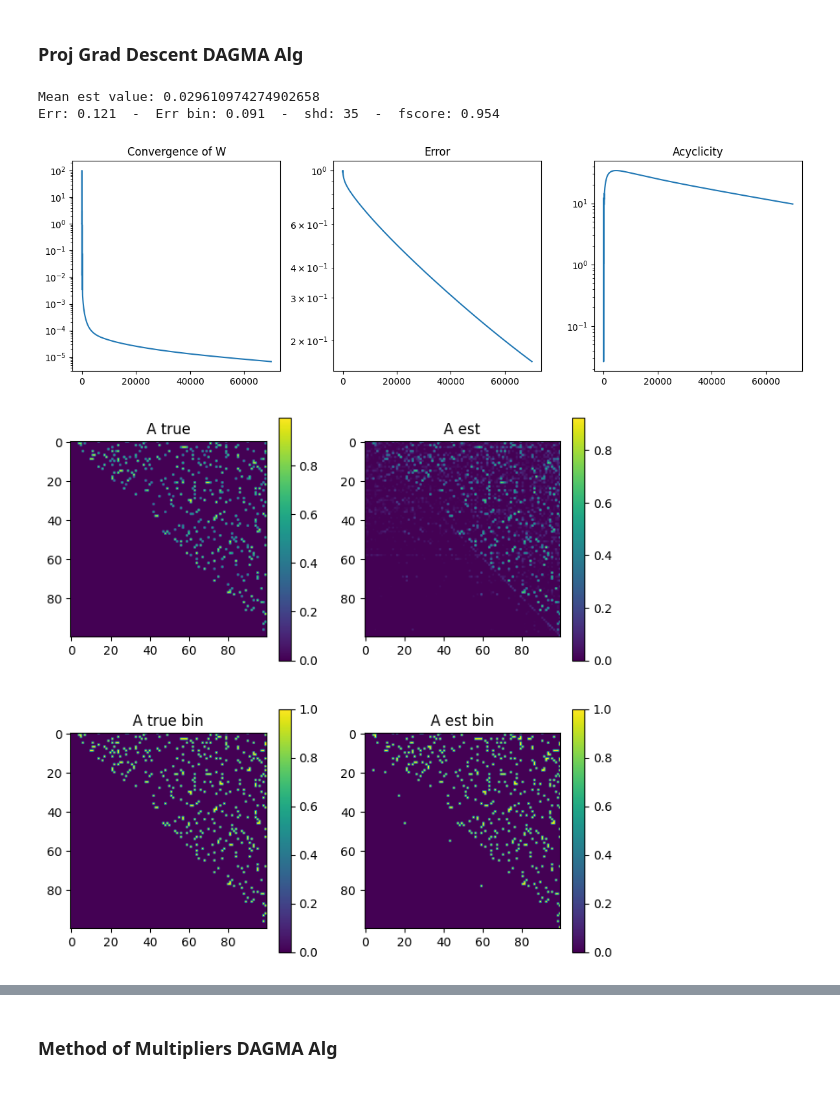
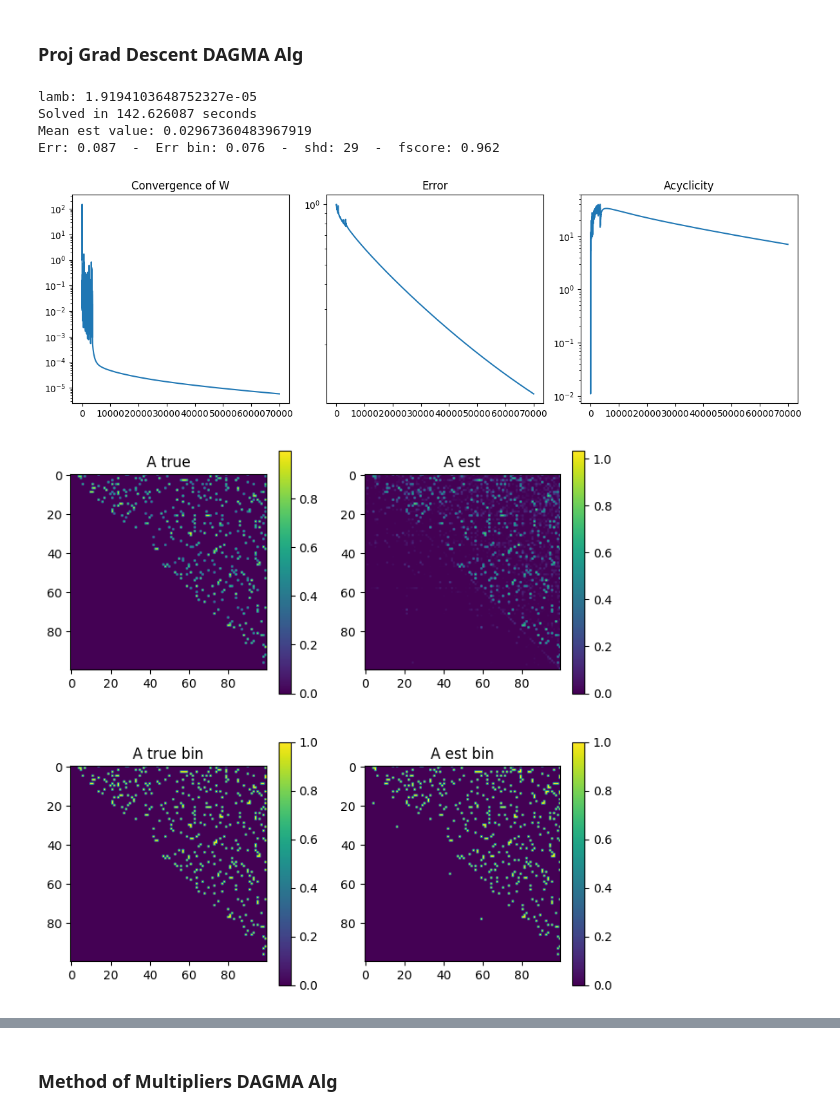
Before and after one commit to reysam93/cvx_dag_learning, a Jupyter notebook: preliminary_exp.ipynb, the cells around one changed output, grey strips where cells are left out. Saved outputs shown, nothing was run; the diff lists cells and outputs as text; code cells hidden in the pictures.

```diff
--- a/preliminary_exp.ipynb
+++ b/preliminary_exp.ipynb
@@ -152,37 +152,37 @@ Fidelity error: 99.89188115490819
 # %%
 ## Second set of hyperparams N = 50
 lamb = get_lamb_value(N, M, 5e-2)
 # if edges == 2*N:
 #     args = {'stepsize': 5e-2, 'alpha': .5, 's': 1, 'lamb': np.sqrt(np.log(N)/M)*2e-2, 'max_iters': 50000,
 #             'tol': 1e-6,}
 # else:
 #     lamb = get_lamb_value(N, M, 2e-4)
 #     args = {'stepsize': 1e-3, 'alpha': .5, 's': 1, 'lamb': np.sqrt(np.log(N)/M)*2e-2, 'max_iters': 10000,
 #             'tol': 1e-6,}
 # args = {'stepsize': 5e-3, 'alpha': .5, 's': 1, 'lamb': np.sqrt(np.log(N)/M)*2e-2, 'max_iters': 50000,
 #         'tol': 1e-6,}
 lamb = get_lamb_value(N, M, 2e-4)
-args = {'stepsize': 1e-3, 'alpha': .5, 's': 1, 'lamb': lamb, 'max_iters': 70000,
+args = {'stepsize': 5e-3, 'alpha': .5, 's': 1, 'lamb': lamb, 'max_iters': 70000,
         'tol': 1e-6,}
 
-
-
-# print('lamb:', args['lamb'])
+print('lamb:', args['lamb'])
 
 t_i = time.time()
 model_ppgd = Nonneg_dagma()
 A_dagma2 = model_ppgd.fit(X, **args, track_seq=True)
 t_solved = time.time() - t_i
 print(f'Solved in {t_solved:3f} seconds')
 
 # Plot description
 thr = .2
 print('Mean est value:', A_dagma2.mean())
 plot_convergence(model_ppgd, A)
 plot_result(A, A_dagma2, thr)
 # %% [output]
-Mean est value: 0.029610974274902658
-Err: 0.121  -  Err bin: 0.091  -  shd: 35  -  fscore: 0.954
+lamb: 1.9194103648752327e-05
+Solved in 142.626087 seconds
+Mean est value: 0.02967360483967919
+Err: 0.087  -  Err bin: 0.076  -  shd: 29  -  fscore: 0.962
-[figure, old version]
+[figure, new version]
-[figure, old version]
+[figure, new version]
 # %%
```
Also changed, not shown: parts of 28 cells of this notebook, 2 other files.
